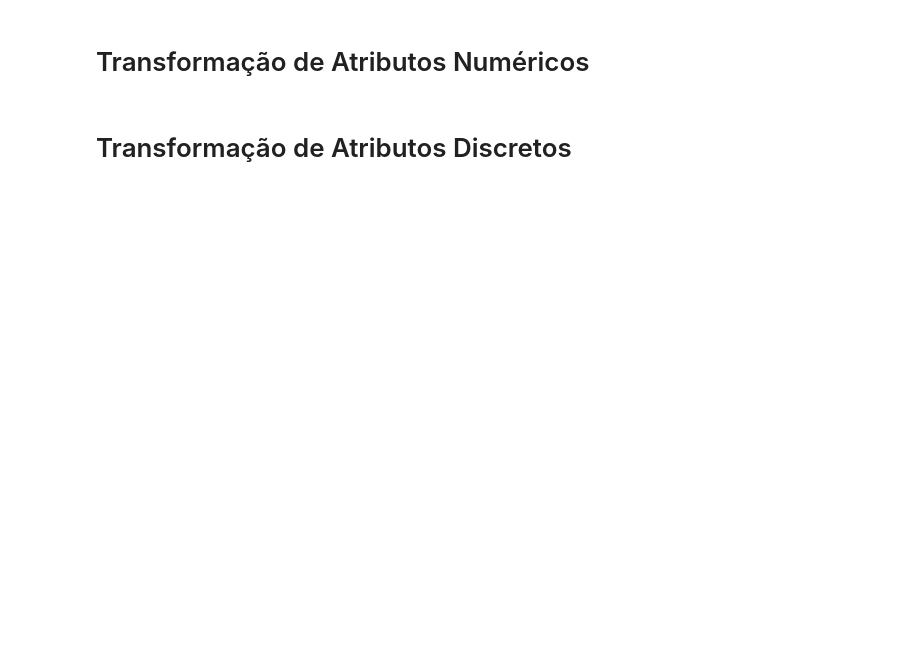
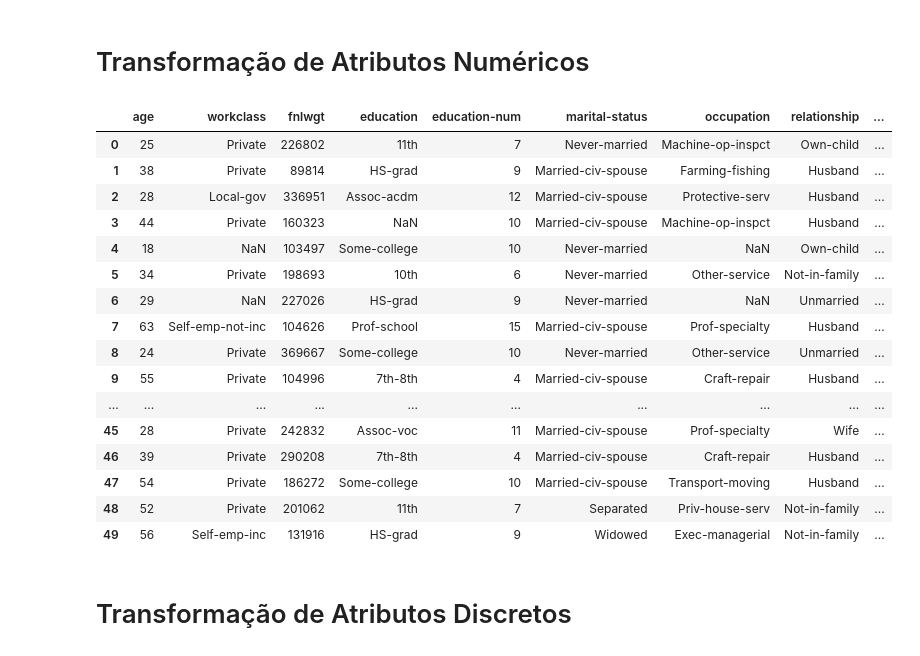
Before and after one commit to gilcesarf/imd3002-202502, a Jupyter notebook: Aula05/Exercicios_Aula05.ipynb, the cells around one changed output. Drawn from its saved outputs; the diff is of its cells as text; code cells hidden in the pictures; blank space fills up the shorter version.

Commit message:
Limpeza de Missing Values para education

```diff
--- a/Aula05/Exercicios_Aula05.ipynb
+++ b/Aula05/Exercicios_Aula05.ipynb
@@ -8,36 +8,6 @@ import pandas as pd
 
 # Download the raw CSV data directly from GitHub
 
-base_url = "https://raw.githubusercontent.com/gilcesarf/imd3002-202502/main/Aula05/data/"
-
-arquivos = [
-    "Abalone.csv",
-    "Adult.csv",
-    "Arrhythmia.csv",
-    "Breast_cancer.csv",
-    "Car.csv",
-    "Credit.csv",
-    "Dermatology.csv",
-    "Diabetes.csv",
-    "Ecoli.csv",
-    "Glass.csv",
-    "Image.csv",
-    "Iris.csv",
-    "Madelon.csv",
-    "Movie_Dataset.csv",
-    "Nursery.csv",
-    "Semeion.csv",
-    "SolarFlare.csv",
-    "Waveform.csv",
-    "Wine.csv",
-    "Yeast.csv"
-]
-
-print("Arquivos disponíveis:")
-for i, nome in enumerate(arquivos, start=1):
-    print(f"{i}. {nome}")
-
-escolha = int(input("Digite o número do arquivo que deseja carregar: ")) - 1
-url = base_url + arquivos[escolha]
+url = "https://raw.githubusercontent.com/gilcesarf/imd3002-202502/main/Aula05/data/Adult.csv"
 
 dataset = pd.read_csv(url, encoding='utf-8')
@@ -91,0 +67,3 @@ memory usage: 176.3+ KB
+# %%
+modas = dataset.mode()
+modas
@@ -91,0 +75,7 @@ memory usage: 176.3+ KB
+# %%
+
+dataset['education'] = dataset['education'].fillna(modas.loc[0, 'education'])
+
+print("dataset.isnull().sum()=", dataset.isnull().sum())
+
+print("dataset['workclass'].unique()=", dataset['workclass'].unique())
@@ -93,6 +102,25 @@ memory usage: 176.3+ KB
 # Transformação de Atributos Numéricos
 # %%
 # transformacao de atributos numericos
+dataset.head(50)
+# %% [output]
+|  | age | workclass | fnlwgt | education | education-num | marital-status | occupation | relationship | ... |
+| 0 | 25 | Private | 226802 | 11th | 7 | Never-married | Machine-op-inspct | Own-child | ... |
+| 1 | 38 | Private | 89814 | HS-grad | 9 | Married-civ-spouse | Farming-fishing | Husband | ... |
+| 2 | 28 | Local-gov | 336951 | Assoc-acdm | 12 | Married-civ-spouse | Protective-serv | Husband | ... |
+| 3 | 44 | Private | 160323 | NaN | 10 | Married-civ-spouse | Machine-op-inspct | Husband | ... |
+| 4 | 18 | NaN | 103497 | Some-college | 10 | Never-married | NaN | Own-child | ... |
+| 5 | 34 | Private | 198693 | 10th | 6 | Never-married | Other-service | Not-in-family | ... |
+| 6 | 29 | NaN | 227026 | HS-grad | 9 | Never-married | NaN | Unmarried | ... |
+| 7 | 63 | Self-emp-not-inc | 104626 | Prof-school | 15 | Married-civ-spouse | Prof-specialty | Husband | ... |
+| 8 | 24 | Private | 369667 | Some-college | 10 | Never-married | Other-service | Unmarried | ... |
+| 9 | 55 | Private | 104996 | 7th-8th | 4 | Married-civ-spouse | Craft-repair | Husband | ... |
+| ... | ... | ... | ... | ... | ... | ... | ... | ... | ... |
+| 45 | 28 | Private | 242832 | Assoc-voc | 11 | Married-civ-spouse | Prof-specialty | Wife | ... |
+| 46 | 39 | Private | 290208 | 7th-8th | 4 | Married-civ-spouse | Craft-repair | Husband | ... |
+| 47 | 54 | Private | 186272 | Some-college | 10 | Married-civ-spouse | Transport-moving | Husband | ... |
+| 48 | 52 | Private | 201062 | 11th | 7 | Separated | Priv-house-serv | Not-in-family | ... |
+| 49 | 56 | Self-emp-inc | 131916 | HS-grad | 9 | Widowed | Exec-managerial | Not-in-family | ... |
 # %% [markdown]
 # Transformação de Atributos Discretos
 # %%
```
Also changed, not shown: parts of 7 cells of this notebook.
